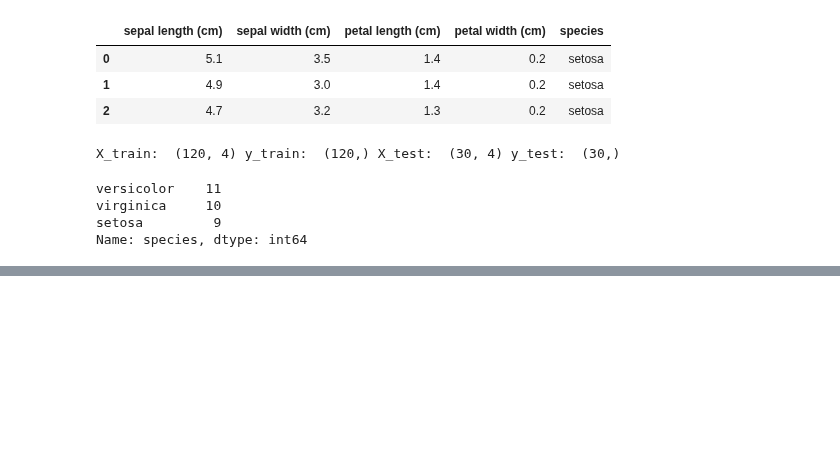
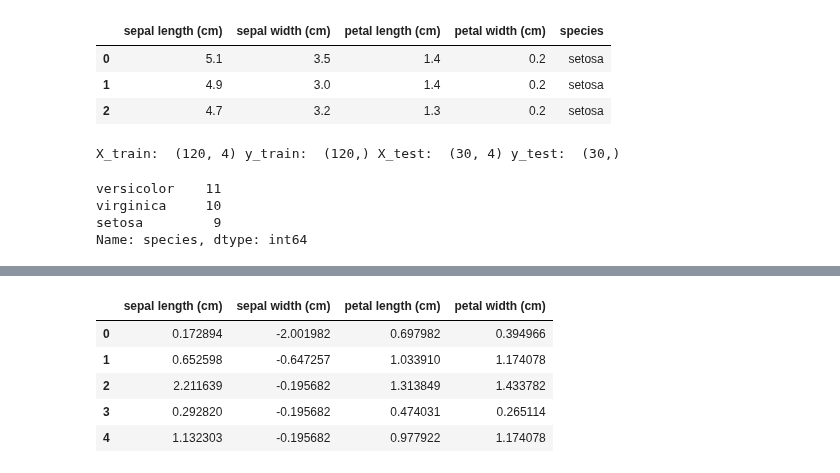
Before and after one commit to jinhuioh/Hi_ai, a Jupyter notebook: data11-day64/iris_scaling_3.ipynb, the cells around one changed output, grey strips where cells are left out. Drawn from its saved outputs; the diff is of its cells as text; code cells hidden in the pictures; blank space fills up the shorter version.

```diff
--- a/data11-day64/iris_scaling_3.ipynb
+++ b/data11-day64/iris_scaling_3.ipynb
@@ -283,0 +293,11 @@ X_train_s = pd.DataFrame(ss_X_train, columns=)
+# %%
+#테스트 데이터를 df로 만들어보자.
+X_test_s = pd.DataFrame(ss.transform(X_test), columns=X_test.columns)
+X_test_s.head()
+# %% [output]
+|  | sepal length (cm) | sepal width (cm) | petal length (cm) | petal width (cm) |
+| 0 | 0.172894 | -2.001982 | 0.697982 | 0.394966 |
+| 1 | 0.652598 | -0.647257 | 1.033910 | 1.174078 |
+| 2 | 2.211639 | -0.195682 | 1.313849 | 1.433782 |
+| 3 | 0.292820 | -0.195682 | 0.474031 | 0.265114 |
+| 4 | 1.132303 | -0.195682 | 0.977922 | 1.174078 |
```
Also changed, not shown: parts of 18 cells of this notebook, 1 other file.
